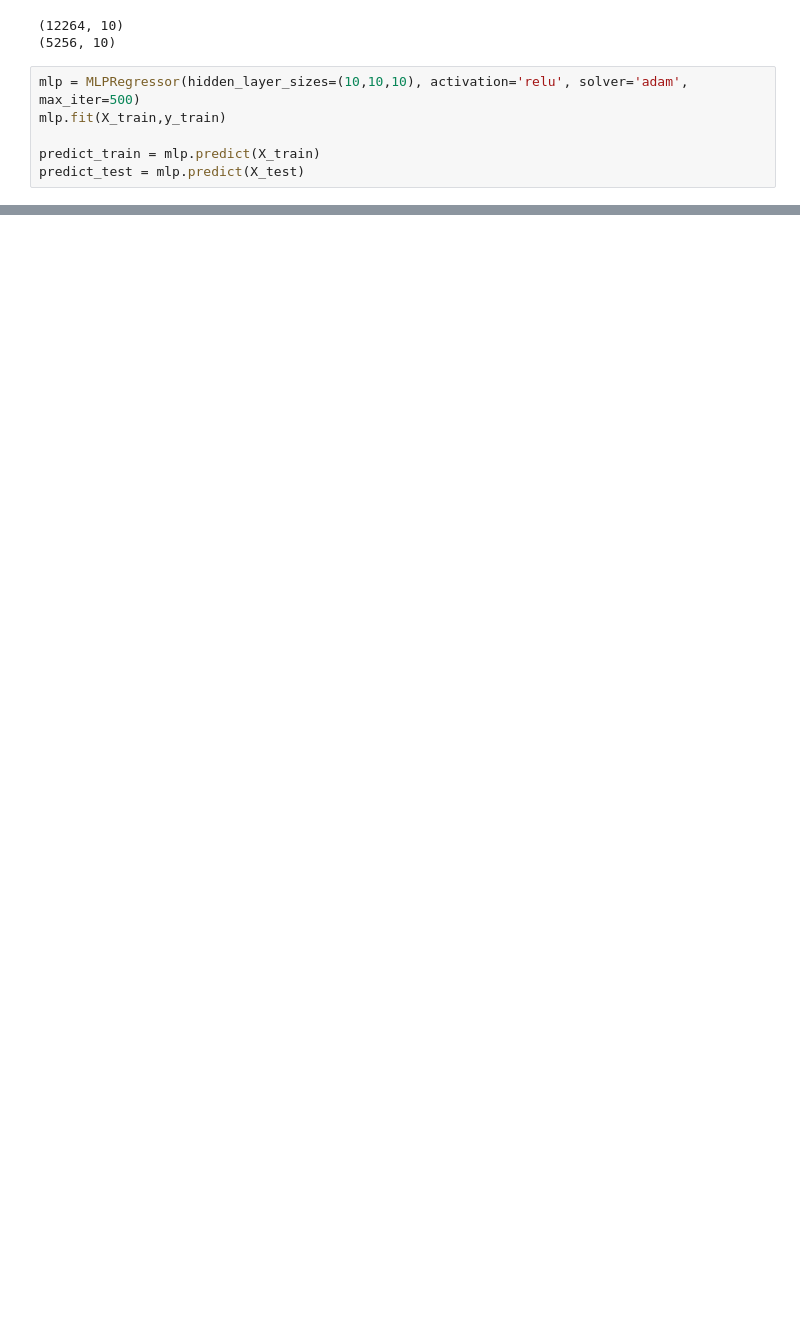
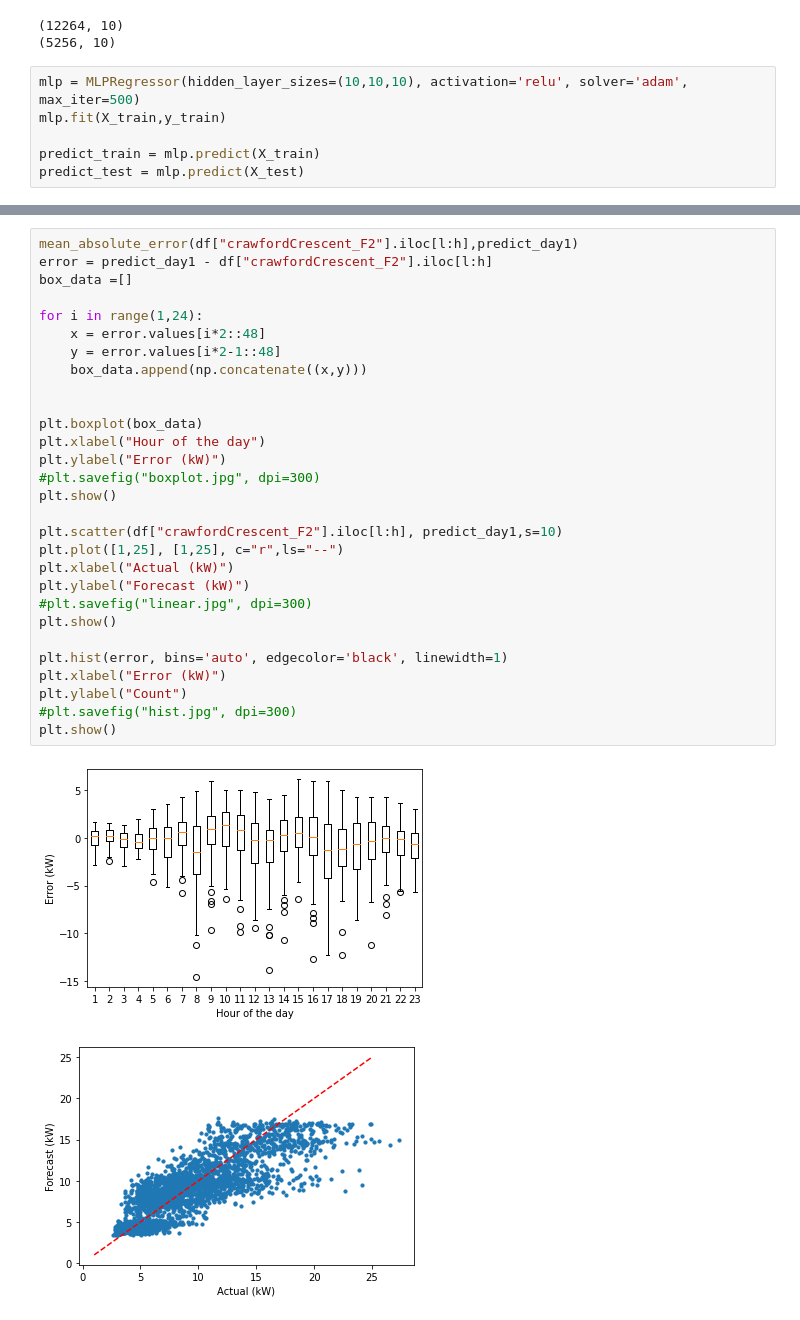
Before and after one commit to stait20/Code, a Jupyter notebook: scikit/NeuralNet.ipynb, the cells around one changed output, grey strips where cells are left out. Saved outputs shown, nothing was run; the diff lists cells and outputs as text; blank space fills up the shorter version.

```diff
--- a/scikit/NeuralNet.ipynb
+++ b/scikit/NeuralNet.ipynb
@@ -57,0 +81,32 @@ print(classification_report(y_train,predict_train))
+# %%
+mean_absolute_error(df["crawfordCrescent_F2"].iloc[l:h],predict_day1)
+error = predict_day1 - df["crawfordCrescent_F2"].iloc[l:h]
+box_data =[]
+
+for i in range(1,24):
+    x = error.values[i*2::48]
+    y = error.values[i*2-1::48]
+    box_data.append(np.concatenate((x,y)))
+
+
+plt.boxplot(box_data)
+plt.xlabel("Hour of the day")
+plt.ylabel("Error (kW)")
+#plt.savefig("boxplot.jpg", dpi=300)
+plt.show()
+
+plt.scatter(df["crawfordCrescent_F2"].iloc[l:h], predict_day1,s=10)
+plt.plot([1,25], [1,25], c="r",ls="--")
+plt.xlabel("Actual (kW)")
+plt.ylabel("Forecast (kW)")
+#plt.savefig("linear.jpg", dpi=300)
+plt.show()
+
+plt.hist(error, bins='auto', edgecolor='black', linewidth=1)
+plt.xlabel("Error (kW)")
+plt.ylabel("Count")
+#plt.savefig("hist.jpg", dpi=300)
+plt.show()
+# %% [output]
+[figure, added]
+[figure, added]
```
Also changed, not shown: parts of 8 cells of this notebook.
